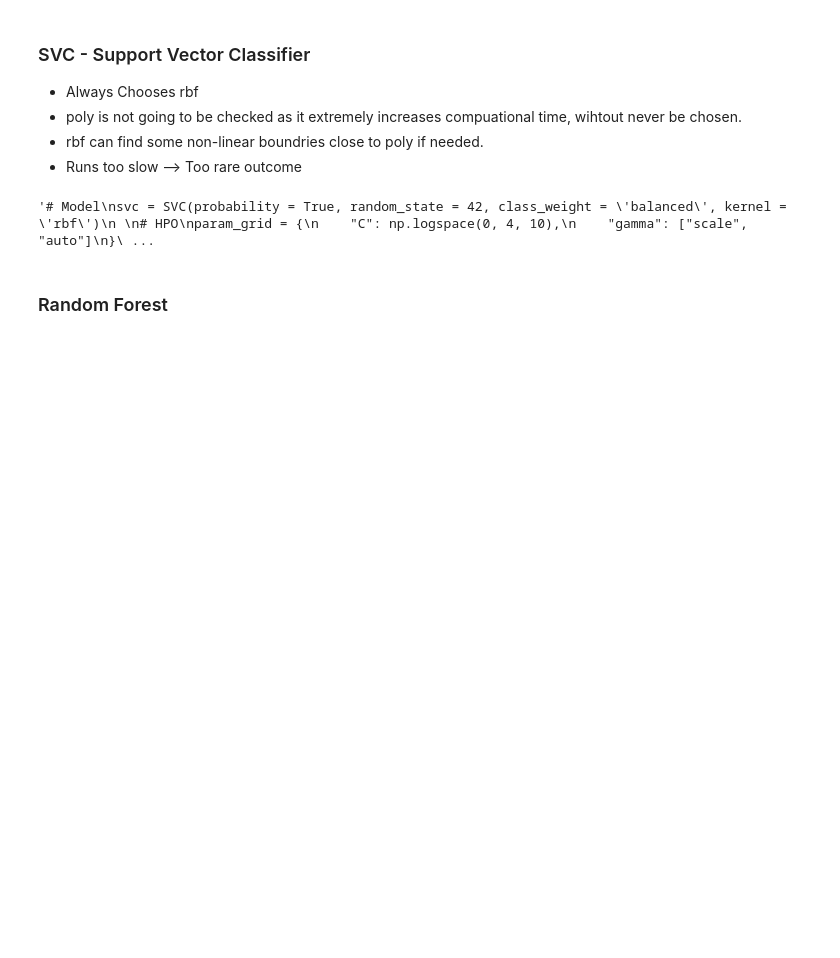
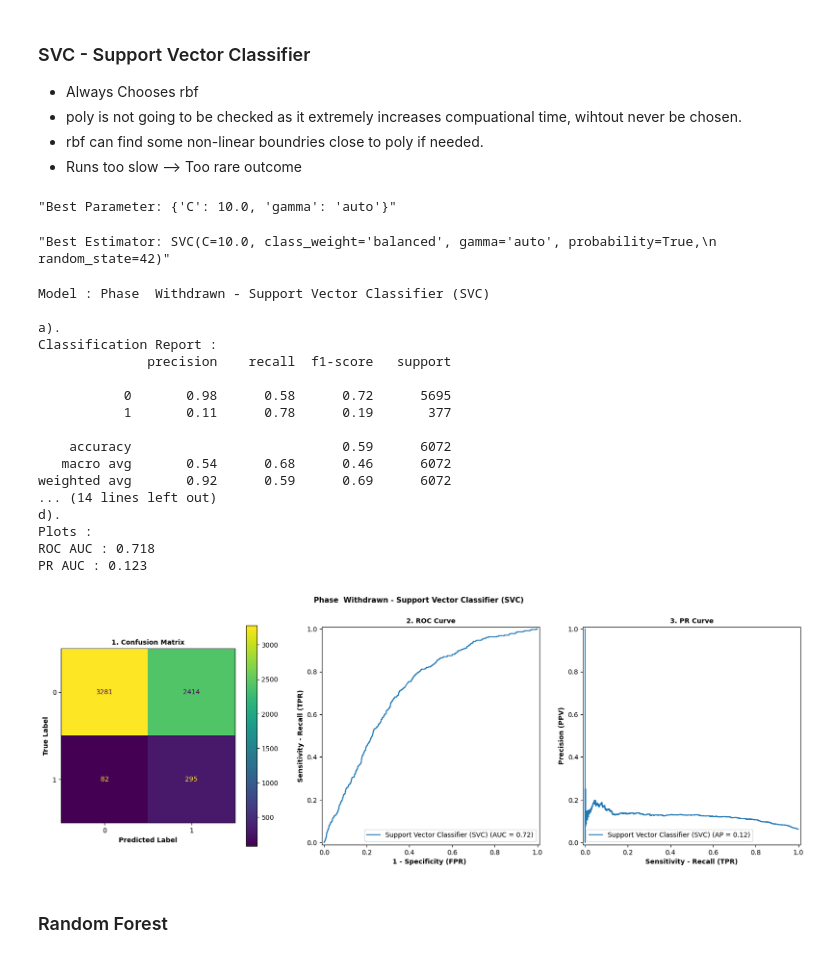
Before and after one commit to AndreouEugenia/Thesis, a Jupyter notebook: 5b.Thesis_Models_Withdrawn.ipynb, the cells around one changed output. Saved outputs shown, nothing was run; the diff lists cells and outputs as text; code cells hidden in the pictures; blank space fills up the shorter version.

```diff
--- a/5b.Thesis_Models_Withdrawn.ipynb
+++ b/5b.Thesis_Models_Withdrawn.ipynb
@@ -603,32 +603,51 @@ PR AUC : 0.114
 - rbf can find some non-linear boundries close to poly if needed.
 - Runs too slow --> Too rare outcome
 # %%
-'''# Model
+# Model
 svc = SVC(probability = True, random_state = 42, class_weight = 'balanced', kernel = 'rbf')
 
 # HPO
 param_grid = {
-    "C": np.logspace(0, 4, 10),
+    "C": np.logspace(0, 4, 5),
     "gamma": ["scale", "auto"]
 }
 # CV
 grid = GridSearchCV(estimator = svc, param_grid = param_grid, scoring = 'roc_auc', cv = 5, n_jobs = -1,)
 
 # Final Model
 svc_model = grid.fit(X_train, y_train)
 display(f'Best Parameter: {svc_model.best_params_}')
 display(f'Best Estimator: {svc_model.best_estimator_}')
 
 # y_pred
 y_pred_svc = svc_model.predict(X_test)
 
 # Accuracy Score
 ba_svc, class_svc, mcc_svc, f1_svc = accuracy(dfi, i, svc_model, X_test, y_test, y_pred_svc, "Support Vector Classifier (SVC)")
 
 # SHAP
-# svc_shap = fun_shap(i, svc_model, X_test, 'SVC') # Hide for computational efficacy'''
+# svc_shap = fun_shap(i, svc_model, X_test, 'SVC') # Hide for computational efficacy
 # %% [output]
-'# Model\nsvc = SVC(probability = True, random_state = 42, class_weight = \'balanced\', kernel = \'rbf\')\n \n# HPO\nparam_grid = {\n    "C": np.logspace(0, 4, 10),\n    "gamma": ["scale", "auto"]\n}\ ...
+"Best Parameter: {'C': 10.0, 'gamma': 'auto'}"
+"Best Estimator: SVC(C=10.0, class_weight='balanced', gamma='auto', probability=True,\n    random_state=42)"
+Model : Phase  Withdrawn - Support Vector Classifier (SVC)
+
+a).
+Classification Report :
+              precision    recall  f1-score   support
+
+           0       0.98      0.58      0.72      5695
+           1       0.11      0.78      0.19       377
+
+    accuracy                           0.59      6072
+   macro avg       0.54      0.68      0.46      6072
+weighted avg       0.92      0.59      0.69      6072
+... (14 lines left out)
+d).
+Plots :
+ROC AUC : 0.718
+PR AUC : 0.123
+[figure, added]
 # %% [markdown]
 ### Random Forest
 # %%
```
Also changed, not shown: parts of 8 cells of this notebook.
